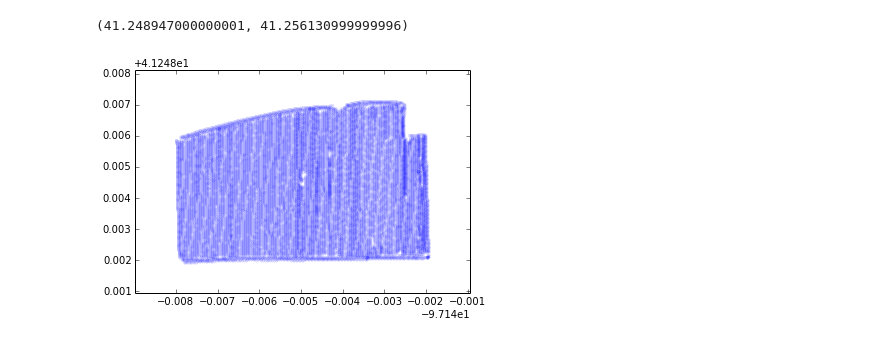
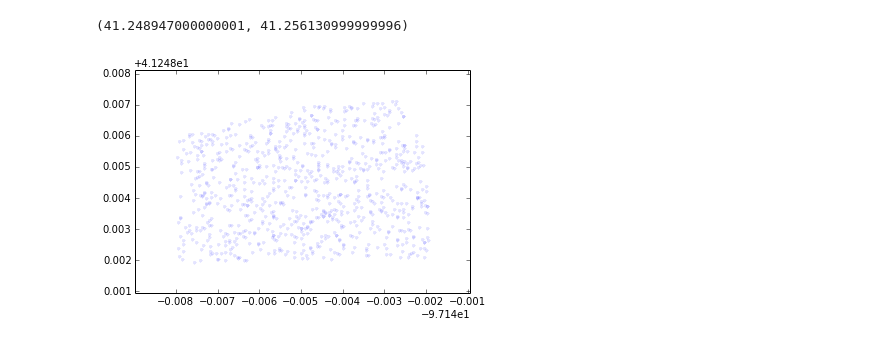
Before and after one commit to jbencook/GPs-for-BigData, a Jupyter notebook: GP_code.ipynb, the cells around one changed output. Drawn from its saved outputs; the diff is of its cells as text; code cells hidden in the pictures.

```diff
--- a/GP_code.ipynb
+++ b/GP_code.ipynb
@@ -5,10 +9,15 @@ import time
 # %%
 df = pd.read_csv('holoubek_wmk5_2009.csv')
+# %%
+N = np.floor(len(df) * .05)
+sigma2 = 1e-6
+indices = np.random.randint(0, len(df), size=N)
+s,l = .5, .5
 # %%
-plt.plot(df.lon, df.lat, '.', alpha=.1)
+plt.plot(df.lon[indices], df.lat[indices], '.', alpha=.1)
 plt.xlim([df.lon.min() - .001, df.lon.max() + .001])
 plt.ylim([df.lat.min() - .001, df.lat.max() + .001])
 # %% [output]
 (41.248947000000001, 41.256130999999996)
-[figure, old version]
+[figure, new version]
 # %%
```
Also changed, not shown: parts of 28 cells of this notebook.
